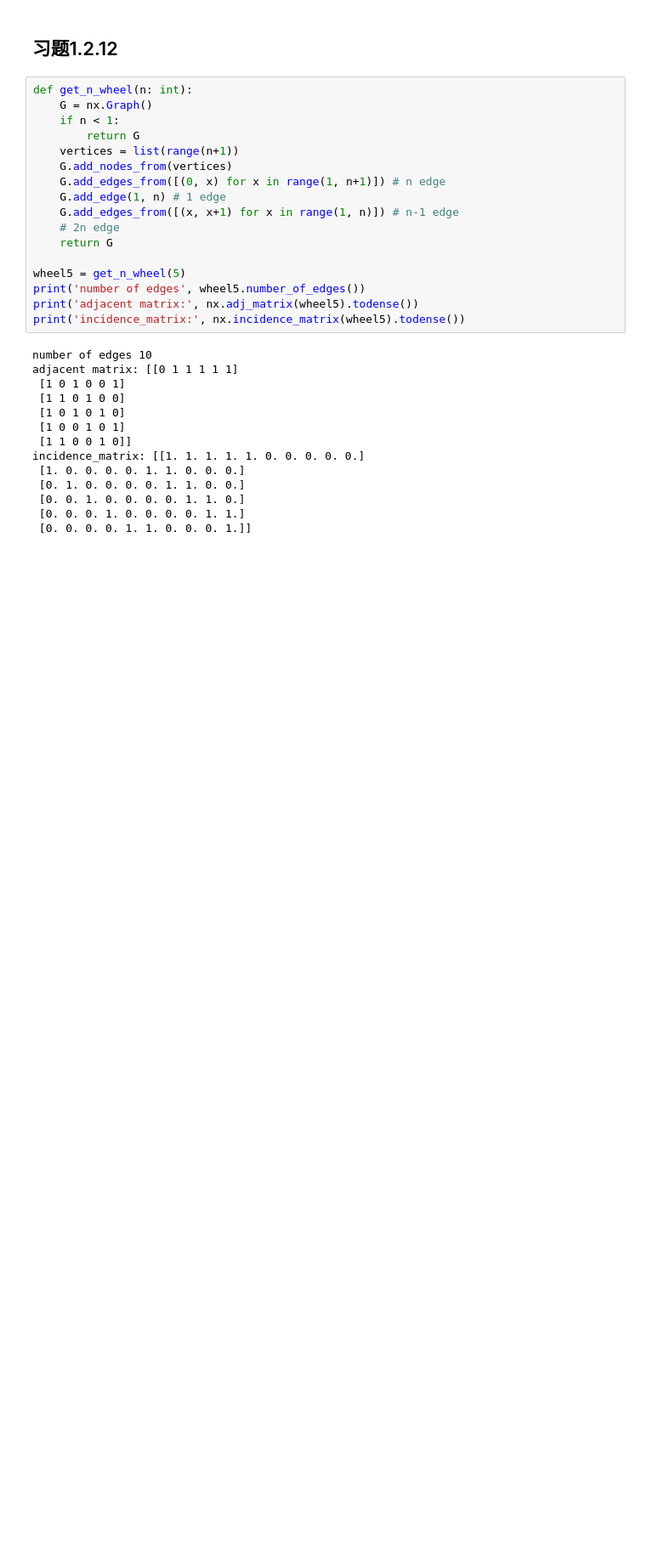
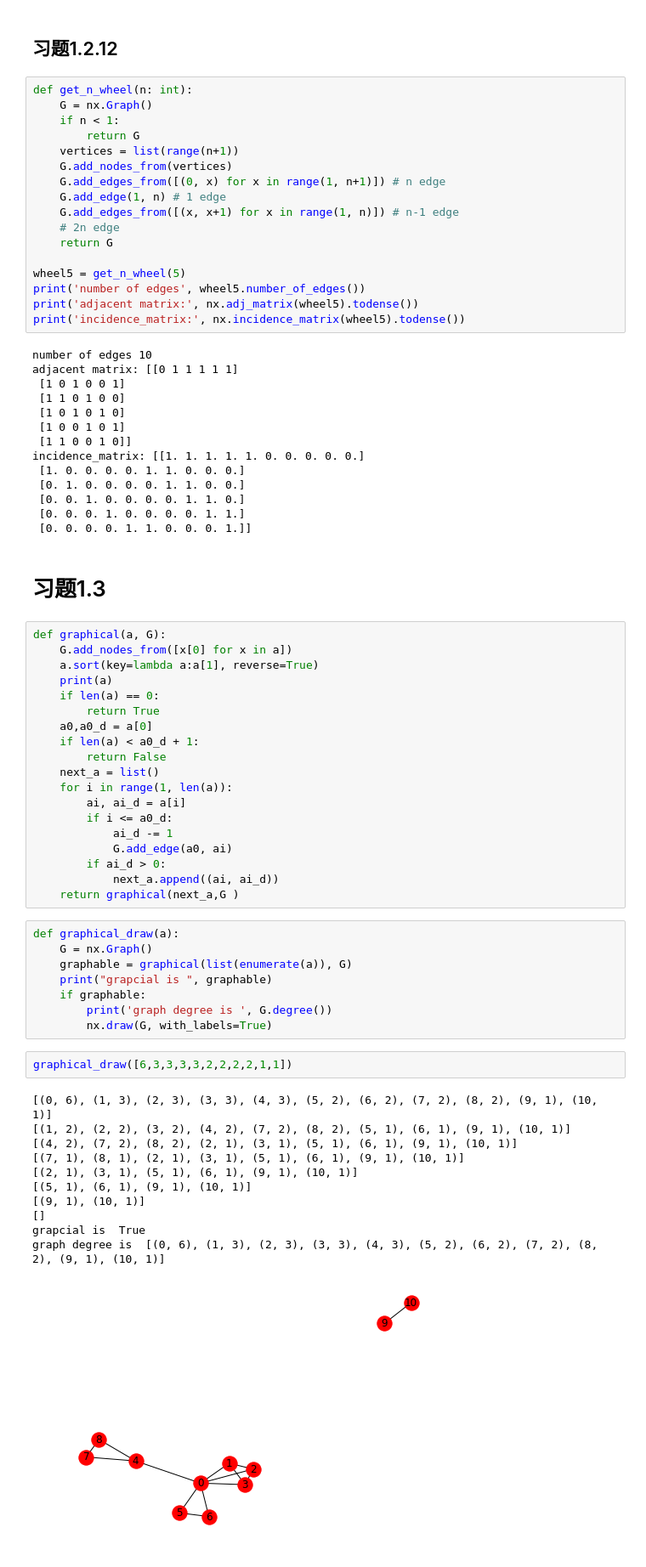
Before and after one commit to karajan1001/A_Beginners_Guide_to_Graph_Theory, a Jupyter notebook: jupyter/chapter1.ipynb, the cells around one changed output. Shown at 85% size. Drawn from its saved outputs; the diff is of its cells as text; blank space fills up the shorter version.

```diff
--- a/jupyter/chapter1.ipynb
+++ b/jupyter/chapter1.ipynb
@@ -259,3 +259,46 @@ incidence_matrix: [[1. 1. 1. 1. 1. 0. 0. 0. 0. 0.]
  [0. 0. 1. 0. 0. 0. 0. 1. 1. 0.]
  [0. 0. 0. 1. 0. 0. 0. 0. 1. 1.]
  [0. 0. 0. 0. 1. 1. 0. 0. 0. 1.]]
+# %% [markdown]
+# 习题1.3
+# %%
+def graphical(a, G):
+    G.add_nodes_from([x[0] for x in a])
+    a.sort(key=lambda a:a[1], reverse=True)
+    print(a)
+    if len(a) == 0:
+        return True
+    a0,a0_d = a[0]
+    if len(a) < a0_d + 1:
+        return False
+    next_a = list()
+    for i in range(1, len(a)):
+        ai, ai_d = a[i]
+        if i <= a0_d:
+            ai_d -= 1
+            G.add_edge(a0, ai)
+        if ai_d > 0:
+            next_a.append((ai, ai_d))
+    return graphical(next_a,G )
+# %%
+def graphical_draw(a):
+    G = nx.Graph()
+    graphable = graphical(list(enumerate(a)), G)
+    print("grapcial is ", graphable)
+    if graphable:
+        print('graph degree is ', G.degree())
+        nx.draw(G, with_labels=True)
+# %%
+graphical_draw([6,3,3,3,3,2,2,2,2,1,1])
+# %% [output]
+[(0, 6), (1, 3), (2, 3), (3, 3), (4, 3), (5, 2), (6, 2), (7, 2), (8, 2), (9, 1), (10, 1)]
+[(1, 2), (2, 2), (3, 2), (4, 2), (7, 2), (8, 2), (5, 1), (6, 1), (9, 1), (10, 1)]
+[(4, 2), (7, 2), (8, 2), (2, 1), (3, 1), (5, 1), (6, 1), (9, 1), (10, 1)]
+[(7, 1), (8, 1), (2, 1), (3, 1), (5, 1), (6, 1), (9, 1), (10, 1)]
+[(2, 1), (3, 1), (5, 1), (6, 1), (9, 1), (10, 1)]
+[(5, 1), (6, 1), (9, 1), (10, 1)]
+[(9, 1), (10, 1)]
+[]
+grapcial is  True
+graph degree is  [(0, 6), (1, 3), (2, 3), (3, 3), (4, 3), (5, 2), (6, 2), (7, 2), (8, 2), (9, 1), (10, 1)]
+[figure, added]
```
Also changed, not shown: parts of 33 cells of this notebook, 2 other files.
